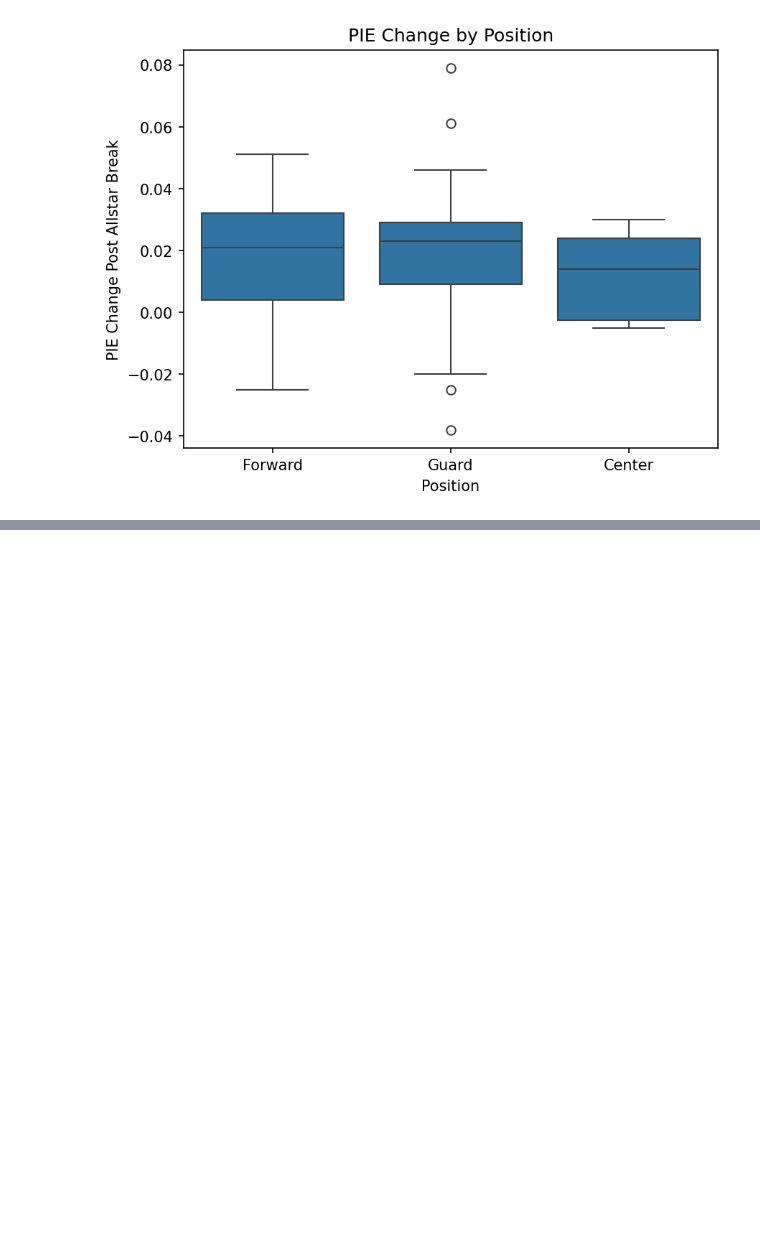
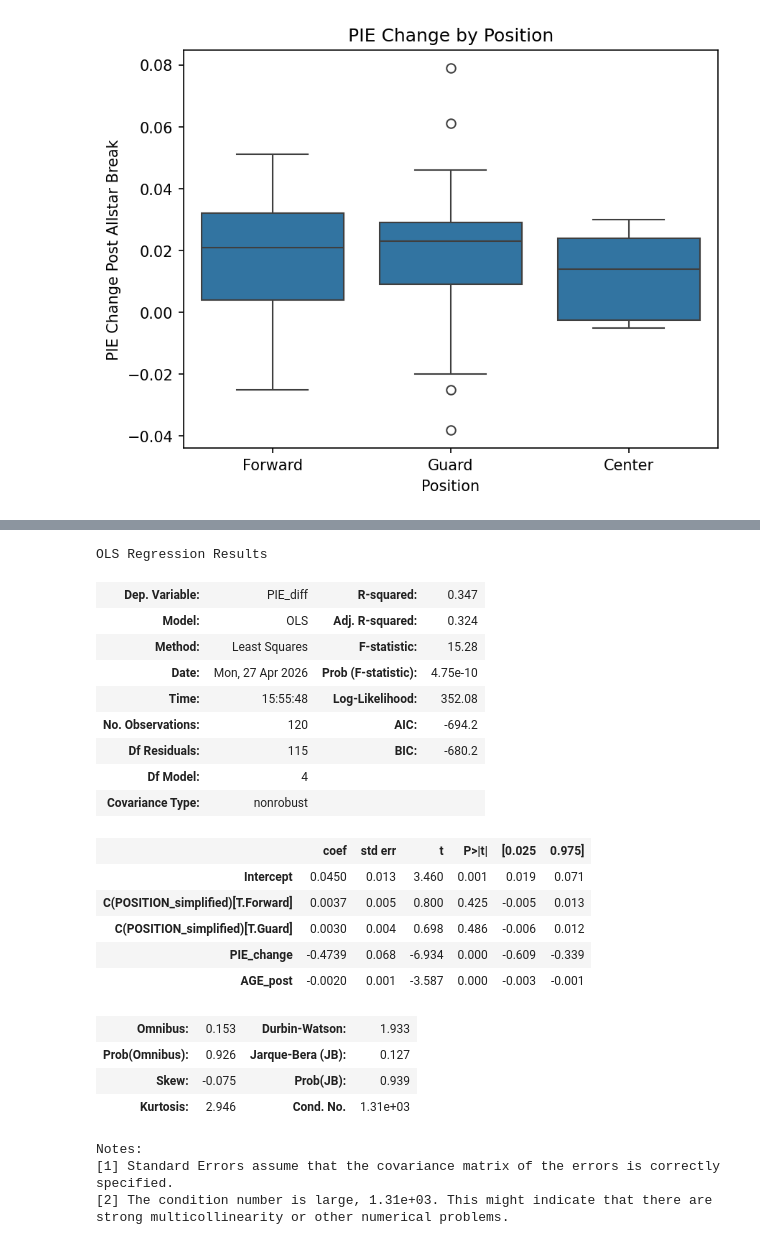
Before and after one commit to BigMikeZ/nba_breakout_analysis, a Jupyter notebook: nba_breakout_final_report.ipynb, the cells around one changed output, grey strips where cells are left out. Cells and saved outputs as stored; diff of their text form; code cells hidden in the pictures; blank space fills up the shorter version.

Commit message:
Complete methods section; start writing results section.

```diff
--- a/nba_breakout_final_report.ipynb
+++ b/nba_breakout_final_report.ipynb
@@ -50,0 +67,27 @@ Image('plots/position_boxplot.png')
+# %%
+display(diff_model.summary())
+# %% [output]
+OLS Regression Results
+| Dep. Variable: | PIE_diff | R-squared: | 0.347 |
+| Model: | OLS | Adj. R-squared: | 0.324 |
+| Method: | Least Squares | F-statistic: | 15.28 |
+| Date: | Mon, 27 Apr 2026 | Prob (F-statistic): | 4.75e-10 |
+| Time: | 15:55:48 | Log-Likelihood: | 352.08 |
+| No. Observations: | 120 | AIC: | -694.2 |
+| Df Residuals: | 115 | BIC: | -680.2 |
+| Df Model: | 4 |  |  |
+| Covariance Type: | nonrobust |  |  |
+|  | coef | std err | t | P>|t| | [0.025 | 0.975] |
+| Intercept | 0.0450 | 0.013 | 3.460 | 0.001 | 0.019 | 0.071 |
+| C(POSITION_simplified)[T.Forward] | 0.0037 | 0.005 | 0.800 | 0.425 | -0.005 | 0.013 |
+| C(POSITION_simplified)[T.Guard] | 0.0030 | 0.004 | 0.698 | 0.486 | -0.006 | 0.012 |
+| PIE_change | -0.4739 | 0.068 | -6.934 | 0.000 | -0.609 | -0.339 |
+| AGE_post | -0.0020 | 0.001 | -3.587 | 0.000 | -0.003 | -0.001 |
+| Omnibus: | 0.153 | Durbin-Watson: | 1.933 |
+| Prob(Omnibus): | 0.926 | Jarque-Bera (JB): | 0.127 |
+| Skew: | -0.075 | Prob(JB): | 0.939 |
+| Kurtosis: | 2.946 | Cond. No. | 1.31e+03 |
+Notes:
+[1] Standard Errors assume that the covariance matrix of the errors is correctly specified.
+[2] The condition number is large, 1.31e+03. This might indicate that there are
+strong multicollinearity or other numerical problems.
```
Also changed, not shown: parts of 4 cells of this notebook.
